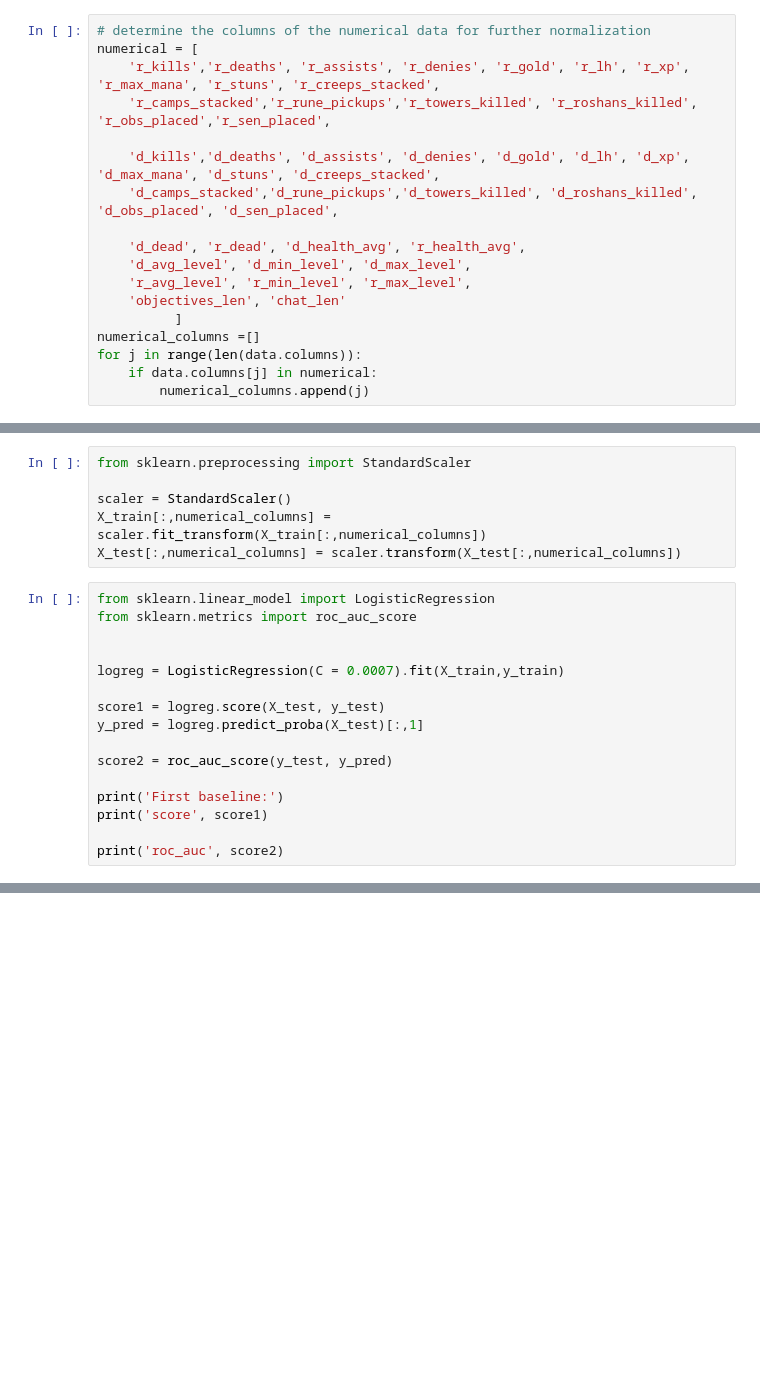
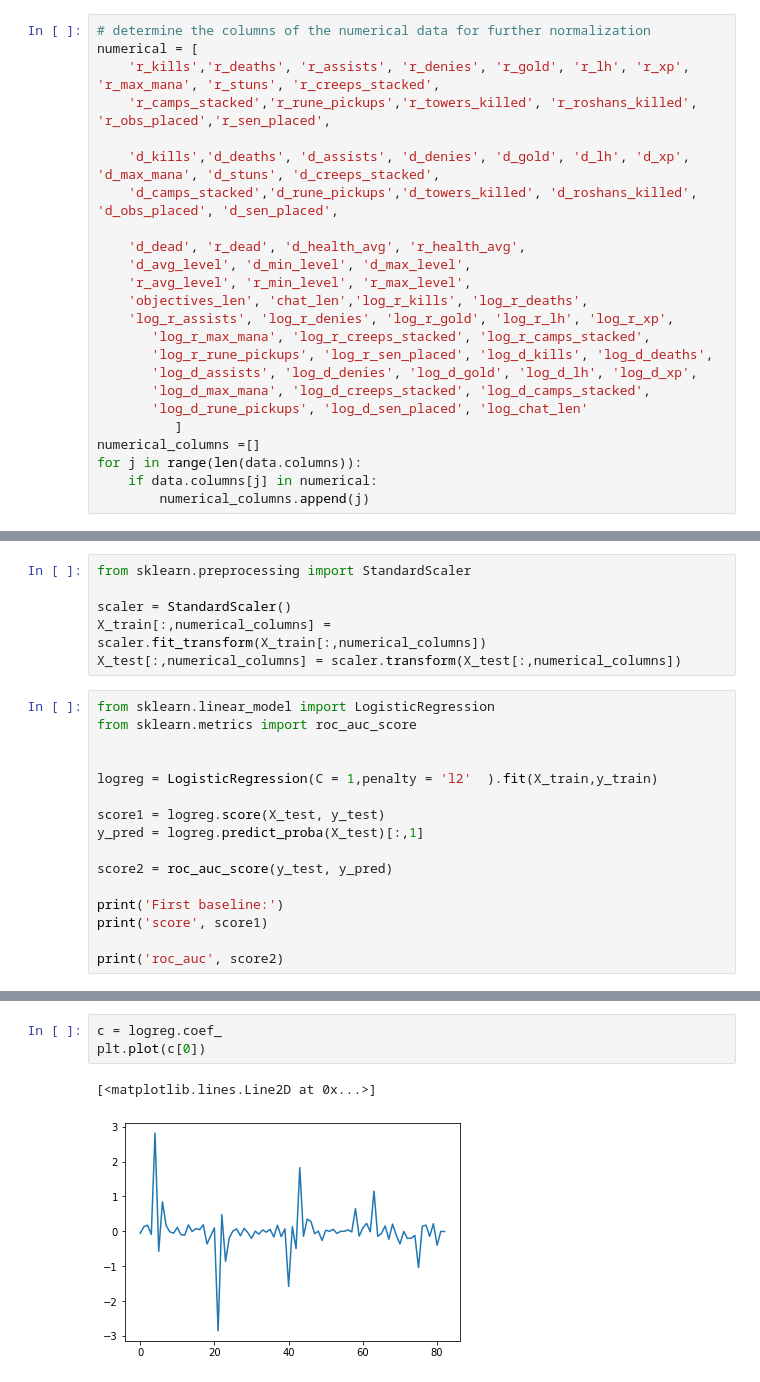
Before and after one commit to tankonst/game_winner_binary_classifier, a Jupyter notebook: Log_reg_tk.ipynb, the cells around one changed output, grey strips where cells are left out. Drawn from its saved outputs; the diff is of its cells as text; blank space fills up the shorter version.

```diff
--- a/Log_reg_tk.ipynb
+++ b/Log_reg_tk.ipynb
@@ -38,7 +53,13 @@ numerical = [
     'd_dead', 'r_dead', 'd_health_avg', 'r_health_avg',
     'd_avg_level', 'd_min_level', 'd_max_level',
     'r_avg_level', 'r_min_level', 'r_max_level',
-    'objectives_len', 'chat_len'
+    'objectives_len', 'chat_len','log_r_kills', 'log_r_deaths',
+    'log_r_assists', 'log_r_denies', 'log_r_gold', 'log_r_lh', 'log_r_xp',
+       'log_r_max_mana', 'log_r_creeps_stacked', 'log_r_camps_stacked',
+       'log_r_rune_pickups', 'log_r_sen_placed', 'log_d_kills', 'log_d_deaths',
+       'log_d_assists', 'log_d_denies', 'log_d_gold', 'log_d_lh', 'log_d_xp',
+       'log_d_max_mana', 'log_d_creeps_stacked', 'log_d_camps_stacked',
+       'log_d_rune_pickups', 'log_d_sen_placed', 'log_chat_len'
           ]
 numerical_columns =[]
 for j in range(len(data.columns)):
@@ -62,7 +83,7 @@ from sklearn.linear_model import LogisticRegression
 from sklearn.metrics import roc_auc_score
 
 
-logreg = LogisticRegression(C = 0.0007).fit(X_train,y_train)
+logreg = LogisticRegression(C = 1,penalty = 'l2'  ).fit(X_train,y_train)
 
 score1 = logreg.score(X_test, y_test)
 y_pred = logreg.predict_proba(X_test)[:,1]
@@ -79,0 +101,6 @@ roc_auc 0.7983549310187135
+# %%
+c = logreg.coef_
+plt.plot(c[0])
+# %% [output]
+[<matplotlib.lines.Line2D at 0x...>]
+[figure, added]
```
Also changed, not shown: parts of 14 cells of this notebook, 3 other files.
